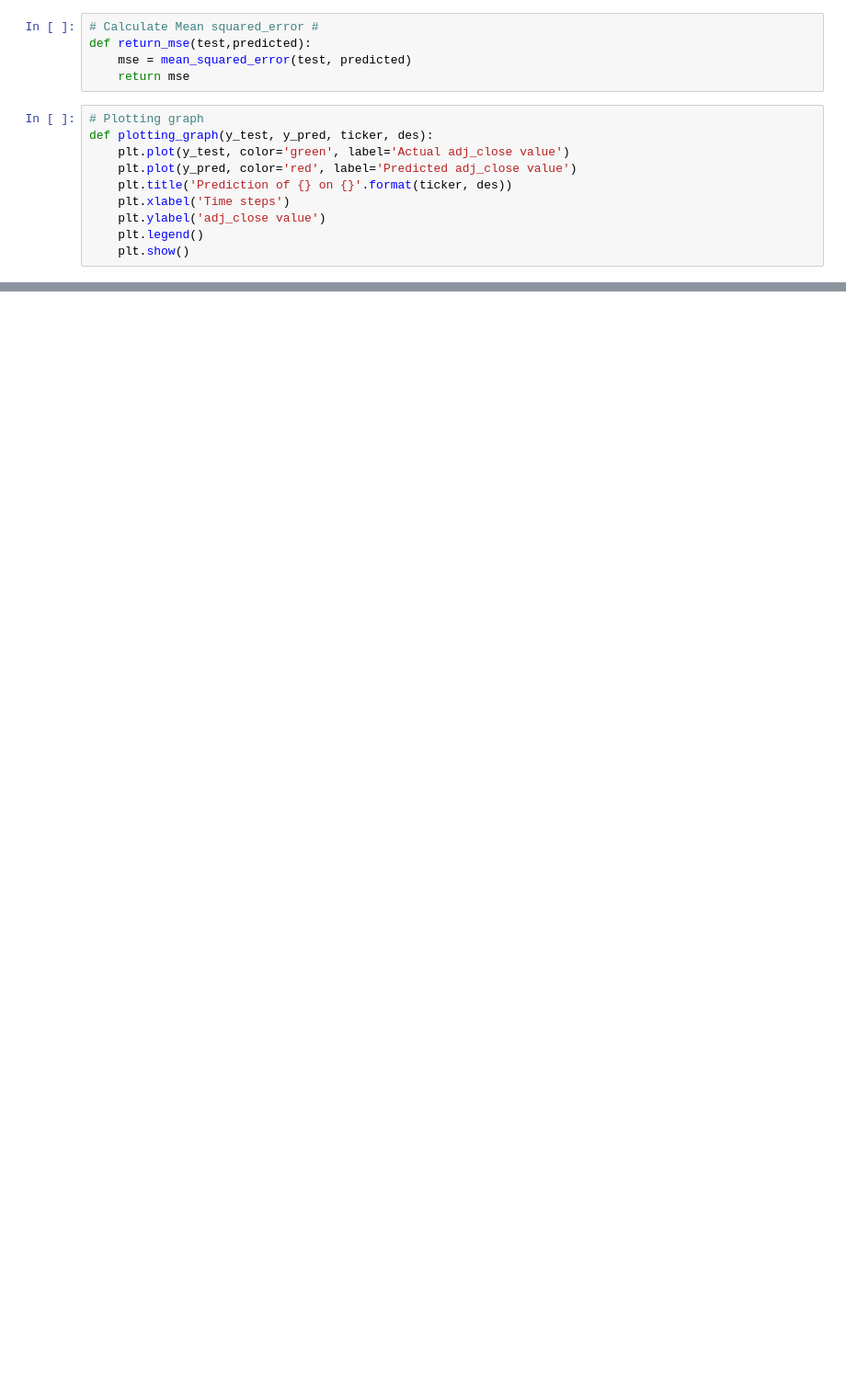
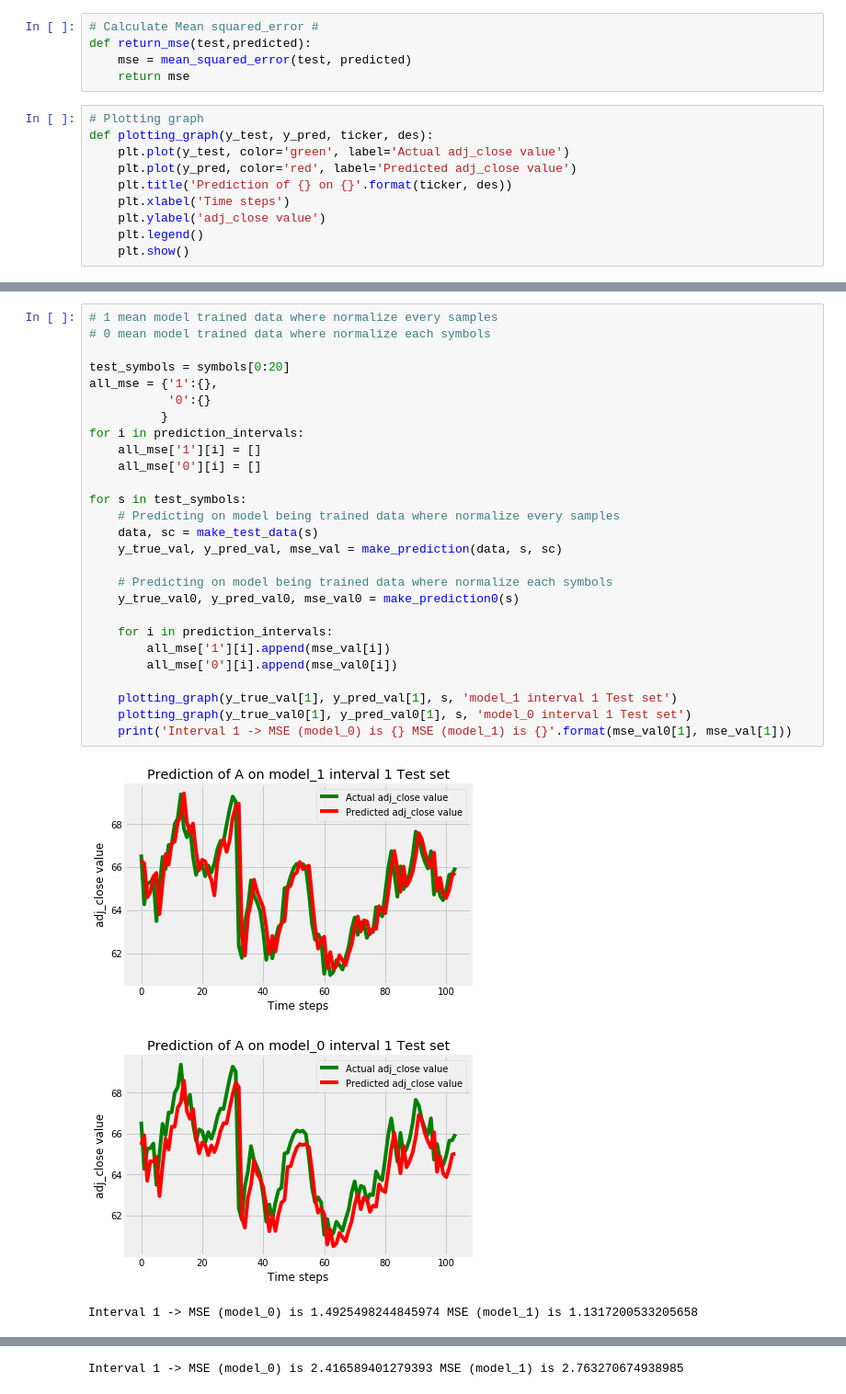
Before and after one commit to sey-kh/internship-tw, a Jupyter notebook: gru_model_historical_stock_prices.ipynb, the cells around one changed output, grey strips where cells are left out. Shown at 92% size. Cells and saved outputs as stored; diff of their text form; blank space fills up the shorter version.

```diff
--- a/gru_model_historical_stock_prices.ipynb
+++ b/gru_model_historical_stock_prices.ipynb
@@ -274,0 +328,31 @@ Test Set -> MSE of ZYNE inveral 10: 2.7144182344438827
+# %%
+# 1 mean model trained data where normalize every samples
+# 0 mean model trained data where normalize each symbols
+
+test_symbols = symbols[0:20]
+all_mse = {'1':{},
+           '0':{}
+          }
+for i in prediction_intervals:
+    all_mse['1'][i] = []
+    all_mse['0'][i] = []
+
+for s in test_symbols:
+    # Predicting on model being trained data where normalize every samples
+    data, sc = make_test_data(s)
+    y_true_val, y_pred_val, mse_val = make_prediction(data, s, sc)
+
+    # Predicting on model being trained data where normalize each symbols
+    y_true_val0, y_pred_val0, mse_val0 = make_prediction0(s)
+
+    for i in prediction_intervals:
+        all_mse['1'][i].append(mse_val[i])
+        all_mse['0'][i].append(mse_val0[i])
+
+    plotting_graph(y_true_val[1], y_pred_val[1], s, 'model_1 interval 1 Test set')
+    plotting_graph(y_true_val0[1], y_pred_val0[1], s, 'model_0 interval 1 Test set')
+    print('Interval 1 -> MSE (model_0) is {} MSE (model_1) is {}'.format(mse_val0[1], mse_val[1]))
+# %% [output]
+[figure, added]
+[figure, added]
+Interval 1 -> MSE (model_0) is 1.4925498244845974 MSE (model_1) is 1.1317200533205658
@@ -274,0 +361 @@ Test Set -> MSE of ZYNE inveral 10: 2.7144182344438827
+Interval 1 -> MSE (model_0) is 2.416589401279393 MSE (model_1) is 2.763270674938985
```
Also changed, not shown: parts of 50 cells of this notebook, 1 other file.
